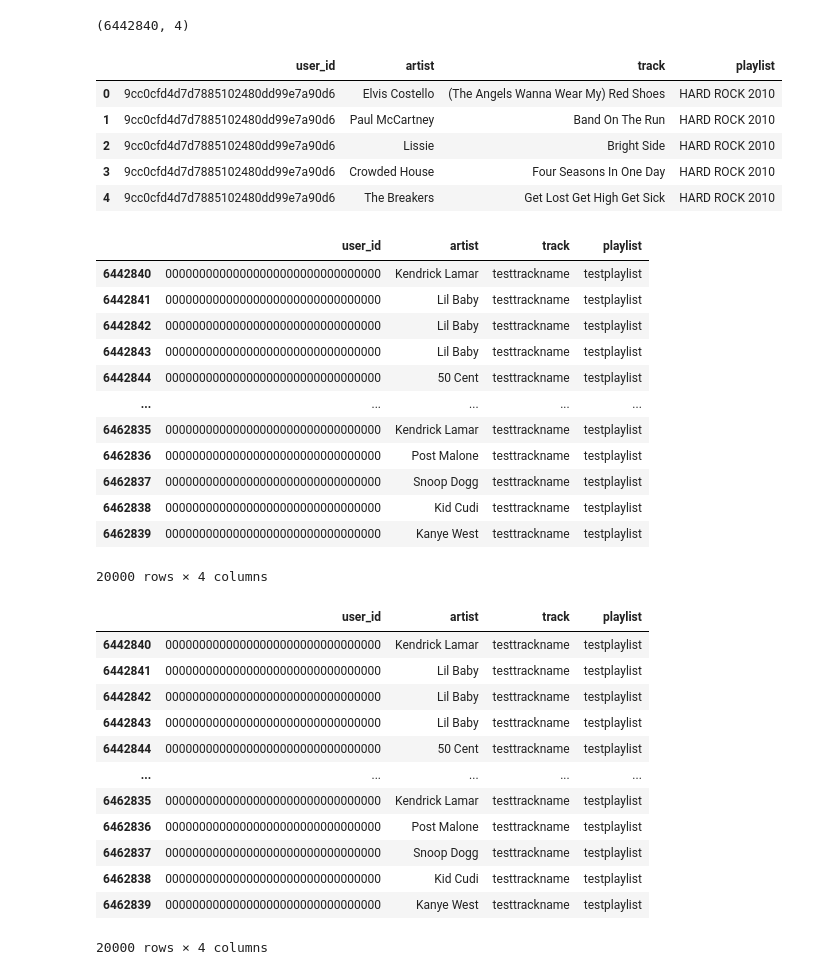
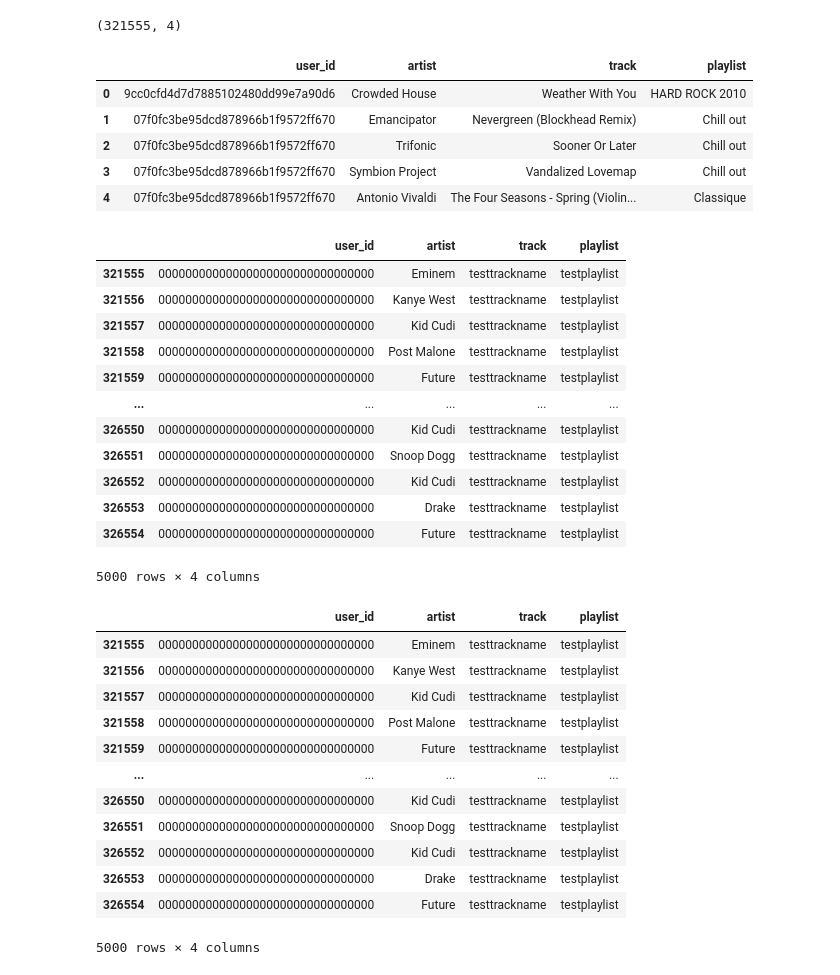
Before and after one commit to rubendplaza/spotify-hub, a Jupyter notebook: algorithms/CollaborativeFiltering/Spotify-CF-Testing.ipynb, the cells around one changed output. Drawn from its saved outputs; the diff is of its cells as text; code cells hidden in the pictures.

```diff
--- a/algorithms/CollaborativeFiltering/Spotify-CF-Testing.ipynb
+++ b/algorithms/CollaborativeFiltering/Spotify-CF-Testing.ipynb
@@ -28,11 +22,11 @@ Requirement already satisfied: joblib>=0.11 in c:\users\ruben\anaconda3\lib\site
 # %%
-p = 0.50
+p = 0.025
 # %%
 df_playlist = pd.read_csv('./data/spotify_dataset.csv', error_bad_lines=False, warn_bad_lines=False, skiprows=lambda i: i>0 and random.random() > p)
 # %%
 df_playlist.shape
 # %% [output]
-(6442840, 4)
+(321555, 4)
 # %%
 df_playlist.columns = df_playlist.columns.str.replace('"', '')
 df_playlist.columns = df_playlist.columns.str.replace('name', '')
@@ -41,49 +35,51 @@ df_playlist.columns
 df_playlist.head()
 # %% [output]
 |  | user_id | artist | track | playlist |
-| 0 | 9cc0cfd4d7d7885102480dd99e7a90d6 | Elvis Costello | (The Angels Wanna Wear My) Red Shoes | HARD ROCK 2010 |
-| 1 | 9cc0cfd4d7d7885102480dd99e7a90d6 | Paul McCartney | Band On The Run | HARD ROCK 2010 |
-| 2 | 9cc0cfd4d7d7885102480dd99e7a90d6 | Lissie | Bright Side | HARD ROCK 2010 |
-| 3 | 9cc0cfd4d7d7885102480dd99e7a90d6 | Crowded House | Four Seasons In One Day | HARD ROCK 2010 |
-| 4 | 9cc0cfd4d7d7885102480dd99e7a90d6 | The Breakers | Get Lost Get High Get Sick | HARD ROCK 2010 |
+| 0 | 9cc0cfd4d7d7885102480dd99e7a90d6 | Crowded House | Weather With You | HARD ROCK 2010 |
+| 1 | 07f0fc3be95dcd878966b1f9572ff670 | Emancipator | Nevergreen (Blockhead Remix) | Chill out |
+| 2 | 07f0fc3be95dcd878966b1f9572ff670 | Trifonic | Sooner Or Later | Chill out |
+| 3 | 07f0fc3be95dcd878966b1f9572ff670 | Symbion Project | Vandalized Lovemap | Chill out |
+| 4 | 07f0fc3be95dcd878966b1f9572ff670 | Antonio Vivaldi | The Four Seasons - Spring (Violin... | Classique |
 # %%
 # Adding test user and seeing what the output will be.
 temp_user_id = '00000000000000000000000000000000'
-temp_user_artists = ['Eminem', 'Kanye West', '50 Cent', 'Drake', 'Kendrick Lamar', 'Future', 'Lil Baby', 'Snoop Dogg', 'Post Malone', 'Lil Wayne', 'Kid Cudi']
+temp_user_artists = [
+    'Eminem', 'Kanye West', '50 Cent', 'Drake', 'Kendrick Lamar', 'Future',
+    'Lil Baby', 'Snoop Dogg', 'Post Malone', 'Lil Wayne', 'Kid Cudi']
 temp_track_name = 'testtrackname'
 temp_playlist_name = 'testplaylist'
 
 new_rows = []
-for i in range(20000):
+for i in range(5000):
     temp_artist = random.choice(temp_user_artists)
     new_row = {
         'user_id': temp_user_id,
         'artist': temp_artist,
         'track': temp_track_name,
         'playlist': temp_playlist_name
     }
     new_rows.append(new_row)
 
 temp_df = pd.DataFrame(new_rows)
 df_playlist = pd.concat([df_playlist, temp_df], ignore_index = True)
 df_last = df_playlist.tail(10)
 df_last
 
 df_playlist.loc[df_playlist['user_id'] == temp_user_id]
 # %% [output]
 |  | user_id | artist | track | playlist |
-| 6442840 | 00000000000000000000000000000000 | Kendrick Lamar | testtrackname | testplaylist |
-| 6442841 | 00000000000000000000000000000000 | Lil Baby | testtrackname | testplaylist |
-| 6442842 | 00000000000000000000000000000000 | Lil Baby | testtrackname | testplaylist |
-| 6442843 | 00000000000000000000000000000000 | Lil Baby | testtrackname | testplaylist |
-| 6442844 | 00000000000000000000000000000000 | 50 Cent | testtrackname | testplaylist |
+| 321555 | 00000000000000000000000000000000 | Eminem | testtrackname | testplaylist |
+| 321556 | 00000000000000000000000000000000 | Kanye West | testtrackname | testplaylist |
+| 321557 | 00000000000000000000000000000000 | Kid Cudi | testtrackname | testplaylist |
+| 321558 | 00000000000000000000000000000000 | Post Malone | testtrackname | testplaylist |
+| 321559 | 00000000000000000000000000000000 | Future | testtrackname | testplaylist |
 | ... | ... | ... | ... | ... |
-| 6462835 | 00000000000000000000000000000000 | Kendrick Lamar | testtrackname | testplaylist |
-| 6462836 | 00000000000000000000000000000000 | Post Malone | testtrackname | testplaylist |
-| 6462837 | 00000000000000000000000000000000 | Snoop Dogg | testtrackname | testplaylist |
-| 6462838 | 00000000000000000000000000000000 | Kid Cudi | testtrackname | testplaylist |
-| 6462839 | 00000000000000000000000000000000 | Kanye West | testtrackname | testplaylist |
+| 326550 | 00000000000000000000000000000000 | Kid Cudi | testtrackname | testplaylist |
+| 326551 | 00000000000000000000000000000000 | Snoop Dogg | testtrackname | testplaylist |
+| 326552 | 00000000000000000000000000000000 | Kid Cudi | testtrackname | testplaylist |
+| 326553 | 00000000000000000000000000000000 | Drake | testtrackname | testplaylist |
+| 326554 | 00000000000000000000000000000000 | Future | testtrackname | testplaylist |
-20000 rows × 4 columns
+5000 rows × 4 columns
 # %%
 # Keeping artists that appear with a minimum frequency.
 # Only keeping artists with high frequency than 50
@@ -93,18 +89,18 @@ df_playlist = df_playlist.groupby('artist').filter(lambda x : len(x) >= 50)
 df_playlist.loc[df_playlist['user_id'] == temp_user_id]
 # %% [output]
 |  | user_id | artist | track | playlist |
-| 6442840 | 00000000000000000000000000000000 | Kendrick Lamar | testtrackname | testplaylist |
-| 6442841 | 00000000000000000000000000000000 | Lil Baby | testtrackname | testplaylist |
-| 6442842 | 00000000000000000000000000000000 | Lil Baby | testtrackname | testplaylist |
-| 6442843 | 00000000000000000000000000000000 | Lil Baby | testtrackname | testplaylist |
-| 6442844 | 00000000000000000000000000000000 | 50 Cent | testtrackname | testplaylist |
+| 321555 | 00000000000000000000000000000000 | Eminem | testtrackname | testplaylist |
+| 321556 | 00000000000000000000000000000000 | Kanye West | testtrackname | testplaylist |
+| 321557 | 00000000000000000000000000000000 | Kid Cudi | testtrackname | testplaylist |
+| 321558 | 00000000000000000000000000000000 | Post Malone | testtrackname | testplaylist |
+| 321559 | 00000000000000000000000000000000 | Future | testtrackname | testplaylist |
 | ... | ... | ... | ... | ... |
-| 6462835 | 00000000000000000000000000000000 | Kendrick Lamar | testtrackname | testplaylist |
-| 6462836 | 00000000000000000000000000000000 | Post Malone | testtrackname | testplaylist |
-| 6462837 | 00000000000000000000000000000000 | Snoop Dogg | testtrackname | testplaylist |
-| 6462838 | 00000000000000000000000000000000 | Kid Cudi | testtrackname | testplaylist |
-| 6462839 | 00000000000000000000000000000000 | Kanye West | testtrackname | testplaylist |
+| 326550 | 00000000000000000000000000000000 | Kid Cudi | testtrackname | testplaylist |
+| 326551 | 00000000000000000000000000000000 | Snoop Dogg | testtrackname | testplaylist |
+| 326552 | 00000000000000000000000000000000 | Kid Cudi | testtrackname | testplaylist |
+| 326553 | 00000000000000000000000000000000 | Drake | testtrackname | testplaylist |
+| 326554 | 00000000000000000000000000000000 | Future | testtrackname | testplaylist |
-20000 rows × 4 columns
+5000 rows × 4 columns
 # %%
 # Keeping users with at least 10 unique artists in their playlists to lessen
 # the impact of COLD START PROBLEM
```
Also changed, not shown: parts of 23 cells of this notebook.
